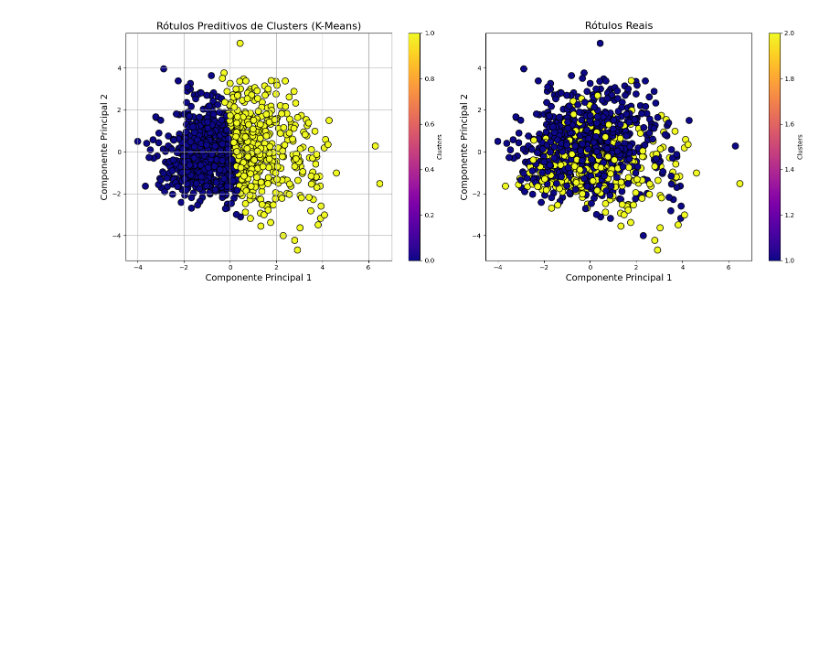
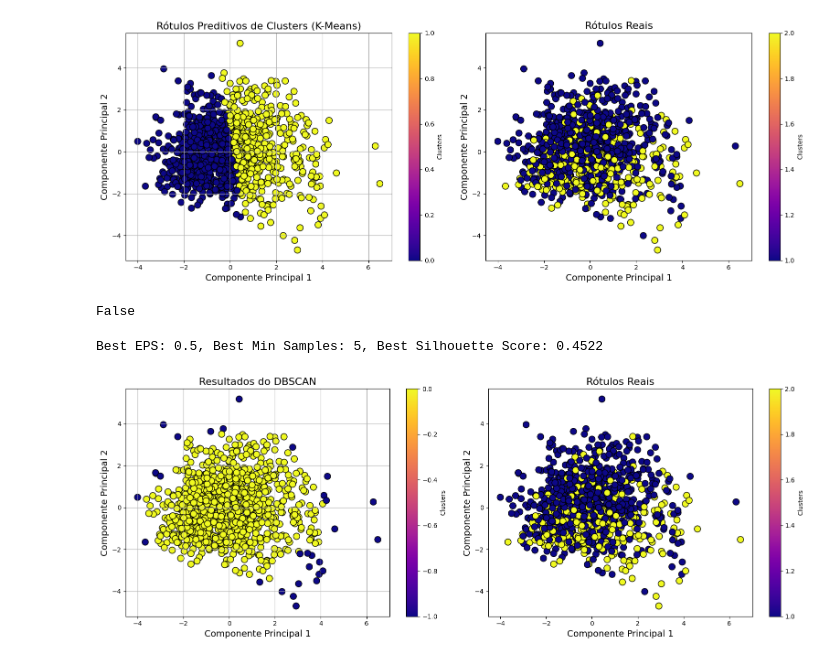
Before and after one commit to Leo-Calsavara/Clustering-MachineLearning, a Jupyter notebook: Clustering.ipynb, the cells around one changed output. Saved outputs shown, nothing was run; the diff lists cells and outputs as text; code cells hidden in the pictures; blank space fills up the shorter version.

```diff
--- a/Clustering.ipynb
+++ b/Clustering.ipynb
@@ -114,0 +102,77 @@ for n_clusters in (2, 3, 4, 5, 6):
+# %%
+import csv
+
+def contar_elementos_por_linha_csv(arquivo):
+  """Conta a quantidade de elementos em cada linha de um arquivo CSV.
+
+  Args:
+    arquivo: O nome do arquivo CSV a ser processado.
+
+  Returns:
+    Uma lista com a contagem de elementos em cada linha.
+  """
+
+  contagens = []
+  with open(arquivo, 'r') as csvfile:
+    reader = csv.reader(csvfile)
+    for linha in reader:
+      contagens.append(len(linha))
+  return contagens
+
+# Exemplo de uso:
+arquivo_csv = "./dataset/dados.csv"  # Substitua pelo nome do seu arquivo CSV
+resultado = contar_elementos_por_linha_csv(arquivo_csv)
+
+resultado = any(elemento < 21 for elemento in resultado)
+
+print(resultado)
+# %% [output]
+False
+# %%
+best_score = -1
+best_eps = 0
+best_min_samples = 0
+
+for eps in (0.1, 0.2, 0.3, 0.4, 0.5):
+    for min_samples in (3, 5, 7, 10):
+        dbscan = DBSCAN(eps=eps, min_samples=min_samples)  # Create DBSCAN object
+
+        # Only fit the model once outside the loop
+        dbscan.fit(X_pca)
+
+        if len(set(dbscan.labels_)) > 1:  # Verifica se há mais de 1 cluster
+            score = silhouette_score(X_pca, dbscan.labels_)
+
+            # Verificar se o score atual é melhor que o melhor score já encontrado
+            if score > best_score:
+                best_score = score
+                best_eps = eps
+                best_min_samples = min_samples
+
+print(f'Best EPS: {best_eps}, Best Min Samples: {best_min_samples}, Best Silhouette Score: {best_score:.4f}')
+
+# Aplicar DBSCAN com os melhores parâmetros encontrados
+dbscan = DBSCAN(eps=best_eps, min_samples=best_min_samples)
+labels_pred = dbscan.fit_predict(X_pca)
+# %% [output]
+Best EPS: 0.5, Best Min Samples: 5, Best Silhouette Score: 0.4522
+# %%
+plt.figure(figsize=(16, 6))
+plt.subplot(1, 2, 2)
+scatter = plt.scatter(X_pca[:, 0], X_pca[:, 1], c=y_true, cmap='plasma', marker='o', edgecolor='k', s=100)
+plt.title('Rótulos Reais', fontsize=16)
+plt.xlabel('Componente Principal 1', fontsize=14)
+plt.ylabel('Componente Principal 2', fontsize=14)
+plt.colorbar(scatter, label='Clusters')
+
+plt.subplot(1, 2, 1)
+scatter = plt.scatter(X_pca[:, 0], X_pca[:, 1], c=labels_pred, cmap='plasma', marker='o', edgecolor='k', s=100)
+plt.title('Resultados do DBSCAN', fontsize=16)
+plt.xlabel('Componente Principal 1', fontsize=14)
+plt.ylabel('Componente Principal 2', fontsize=14)
+plt.colorbar(scatter, label='Clusters')
+plt.grid(True)
+plt.tight_layout()
+plt.show()
+# %% [output]
+[figure, added]
```
Also changed, not shown: parts of 8 cells of this notebook.
